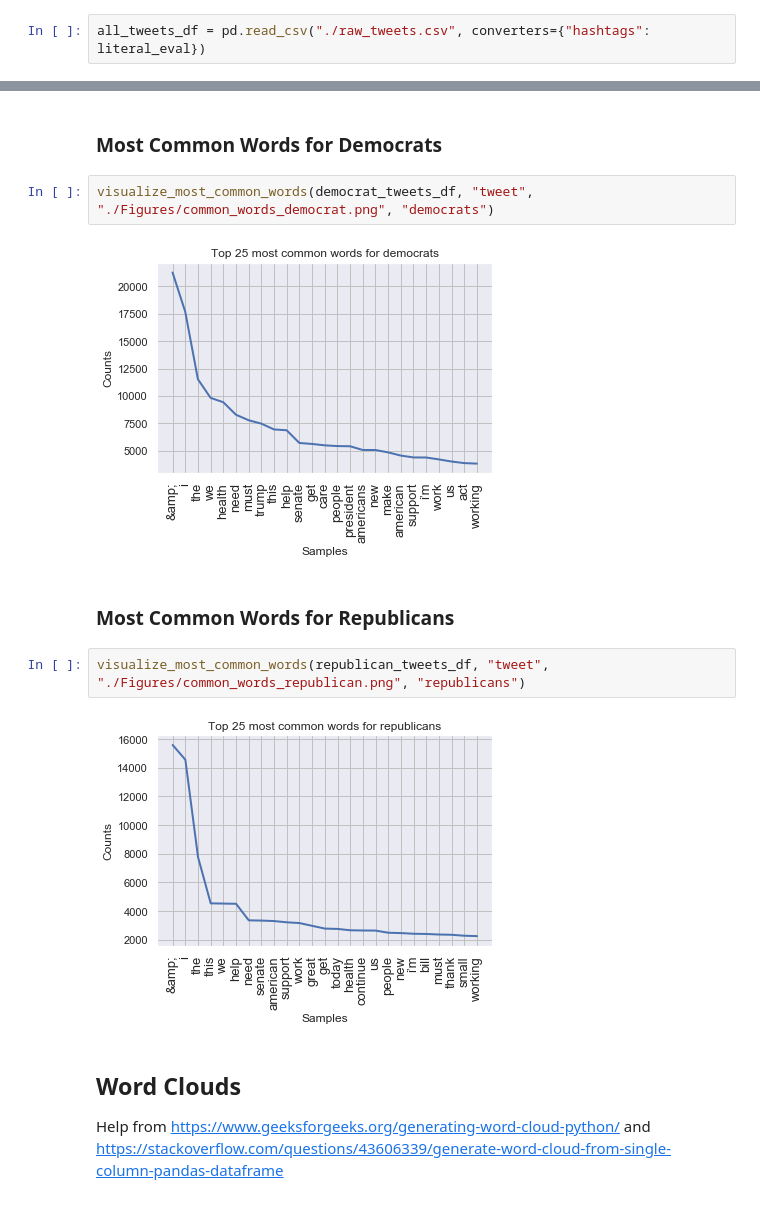
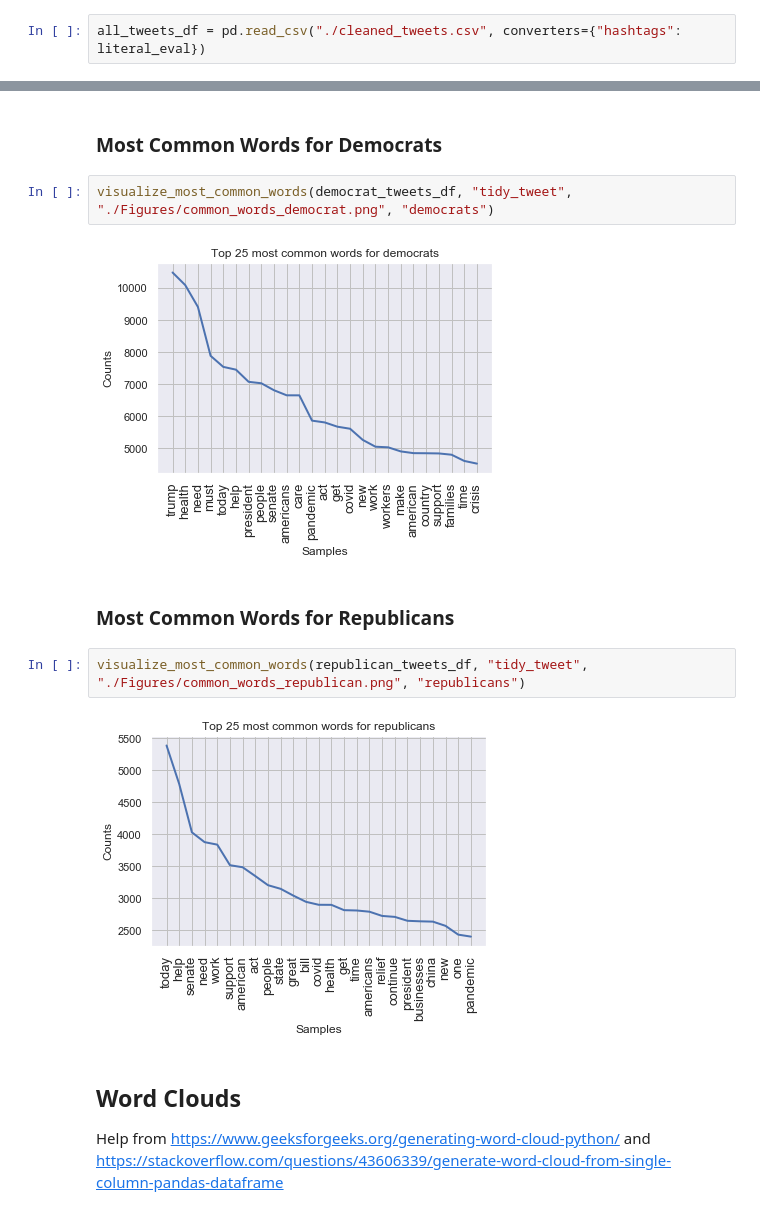
Before and after one commit to darshanajaint/data_mining_project, a Jupyter notebook: Data_Exploration.ipynb, the cells around one changed output, grey strips where cells are left out. Cells and saved outputs as stored; diff of their text form.

Commit message:
updated data analysis to use tidy tweet

```diff
--- a/Data_Exploration.ipynb
+++ b/Data_Exploration.ipynb
@@ -23,7 +23,7 @@ from ast import literal_eval
 # %% [markdown]
 ### Load Data and Separate by Party
 # %%
-all_tweets_df = pd.read_csv("./raw_tweets.csv", converters={"hashtags": literal_eval})
+all_tweets_df = pd.read_csv("./cleaned_tweets.csv", converters={"hashtags": literal_eval})
 # %%
 print("Total number of tweets in dataset ", len(all_tweets_df))
 # %% [output]
@@ -216,15 +216,15 @@ visualize_most_common_words(all_tweets_df, "tweet", "./Figures/common_words_all.
 # %% [markdown]
 ### Most Common Words for Democrats
 # %%
-visualize_most_common_words(democrat_tweets_df, "tweet", "./Figures/common_words_democrat.png", "democrats")
+visualize_most_common_words(democrat_tweets_df, "tidy_tweet", "./Figures/common_words_democrat.png", "democrats")
 # %% [output]
-[figure, old version]
+[figure, new version]
 # %% [markdown]
 ### Most Common Words for Republicans
 # %%
-visualize_most_common_words(republican_tweets_df, "tweet", "./Figures/common_words_republican.png", "republicans")
+visualize_most_common_words(republican_tweets_df, "tidy_tweet", "./Figures/common_words_republican.png", "republicans")
 # %% [output]
-[figure, old version]
+[figure, new version]
 # %% [markdown]
 ## Word Clouds
 Help from https://www.geeksforgeeks.org/generating-word-cloud-python/ and https://stackoverflow.com/questions/43606339/generate-word-cloud-from-single-column-pandas-dataframe
```
Also changed, not shown: parts of 7 cells of this notebook.
